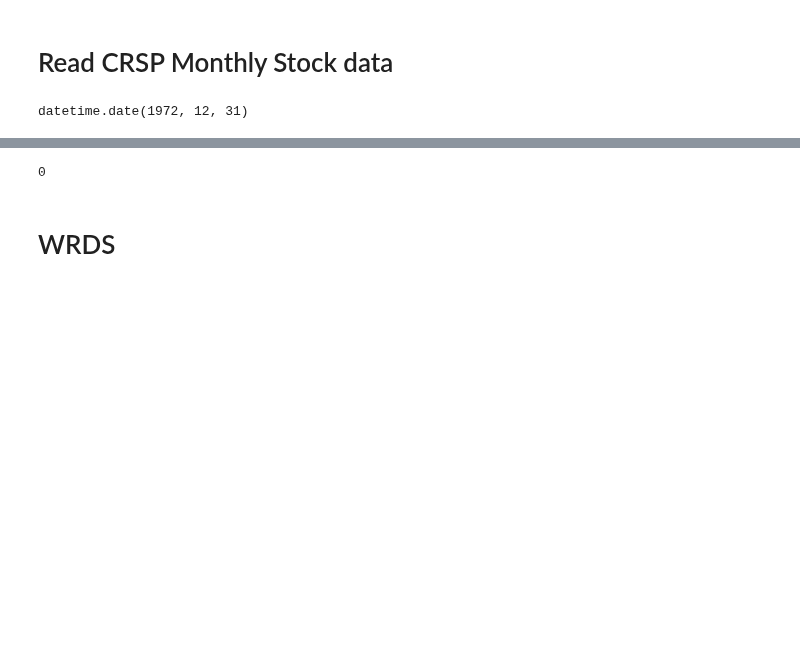
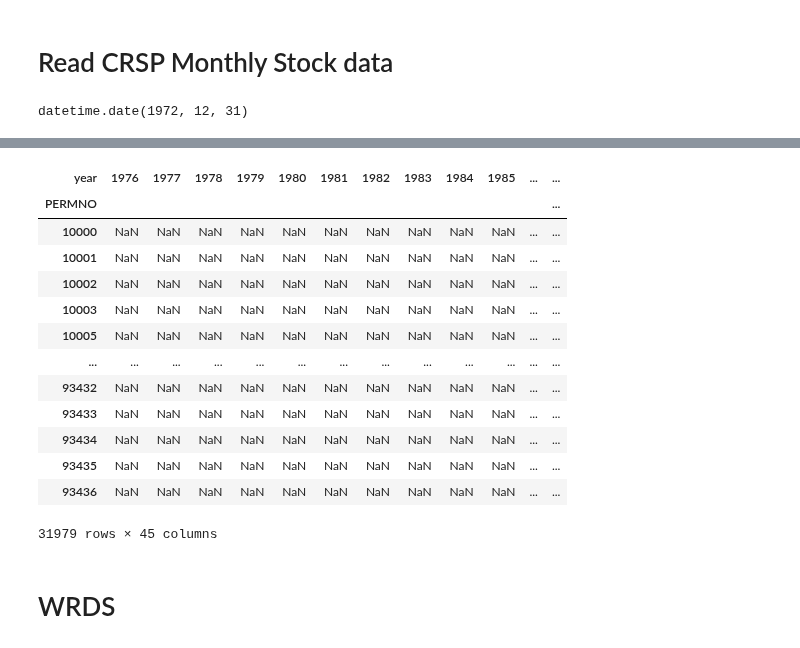
Before and after one commit to rohitashwachaks/finance, a Jupyter notebook: Titman/R&D.ipynb, the cells around one changed output, grey strips where cells are left out. Cells and saved outputs as stored; diff of their text form; code cells hidden in the pictures; blank space fills up the shorter version.

```diff
--- a/Titman/R&D.ipynb
+++ b/Titman/R&D.ipynb
@@ -163,7 +178,26 @@ Name: RET, Length: 3705088, dtype: object
-# %%
-crsp_monthly_data
-# %% [output]
-0
+# %%
+from functools import reduce
+
+def annualised_returns(rets: pd.Series)->float:
+    return (rets + 1).prod() - 1
+# %%
+crsp_annualised_returns = crsp_monthly_data.groupby(["PERMNO", "year"])["RET"].agg(annualised_returns).unstack()
+crsp_annualised_returns
+# %% [output]
+| year | 1976 | 1977 | 1978 | 1979 | 1980 | 1981 | 1982 | 1983 | 1984 | 1985 | ... | ... |
+| PERMNO |  |  |  |  |  |  |  |  |  |  |  | ... |
+| 10000 | NaN | NaN | NaN | NaN | NaN | NaN | NaN | NaN | NaN | NaN | ... | ... |
+| 10001 | NaN | NaN | NaN | NaN | NaN | NaN | NaN | NaN | NaN | NaN | ... | ... |
+| 10002 | NaN | NaN | NaN | NaN | NaN | NaN | NaN | NaN | NaN | NaN | ... | ... |
+| 10003 | NaN | NaN | NaN | NaN | NaN | NaN | NaN | NaN | NaN | NaN | ... | ... |
+| 10005 | NaN | NaN | NaN | NaN | NaN | NaN | NaN | NaN | NaN | NaN | ... | ... |
+| ... | ... | ... | ... | ... | ... | ... | ... | ... | ... | ... | ... | ... |
+| 93432 | NaN | NaN | NaN | NaN | NaN | NaN | NaN | NaN | NaN | NaN | ... | ... |
+| 93433 | NaN | NaN | NaN | NaN | NaN | NaN | NaN | NaN | NaN | NaN | ... | ... |
+| 93434 | NaN | NaN | NaN | NaN | NaN | NaN | NaN | NaN | NaN | NaN | ... | ... |
+| 93435 | NaN | NaN | NaN | NaN | NaN | NaN | NaN | NaN | NaN | NaN | ... | ... |
+| 93436 | NaN | NaN | NaN | NaN | NaN | NaN | NaN | NaN | NaN | NaN | ... | ... |
+31979 rows × 45 columns
 # %% [markdown]
 # WRDS
 # %%
```
Also changed, not shown: parts of 2 cells of this notebook.
